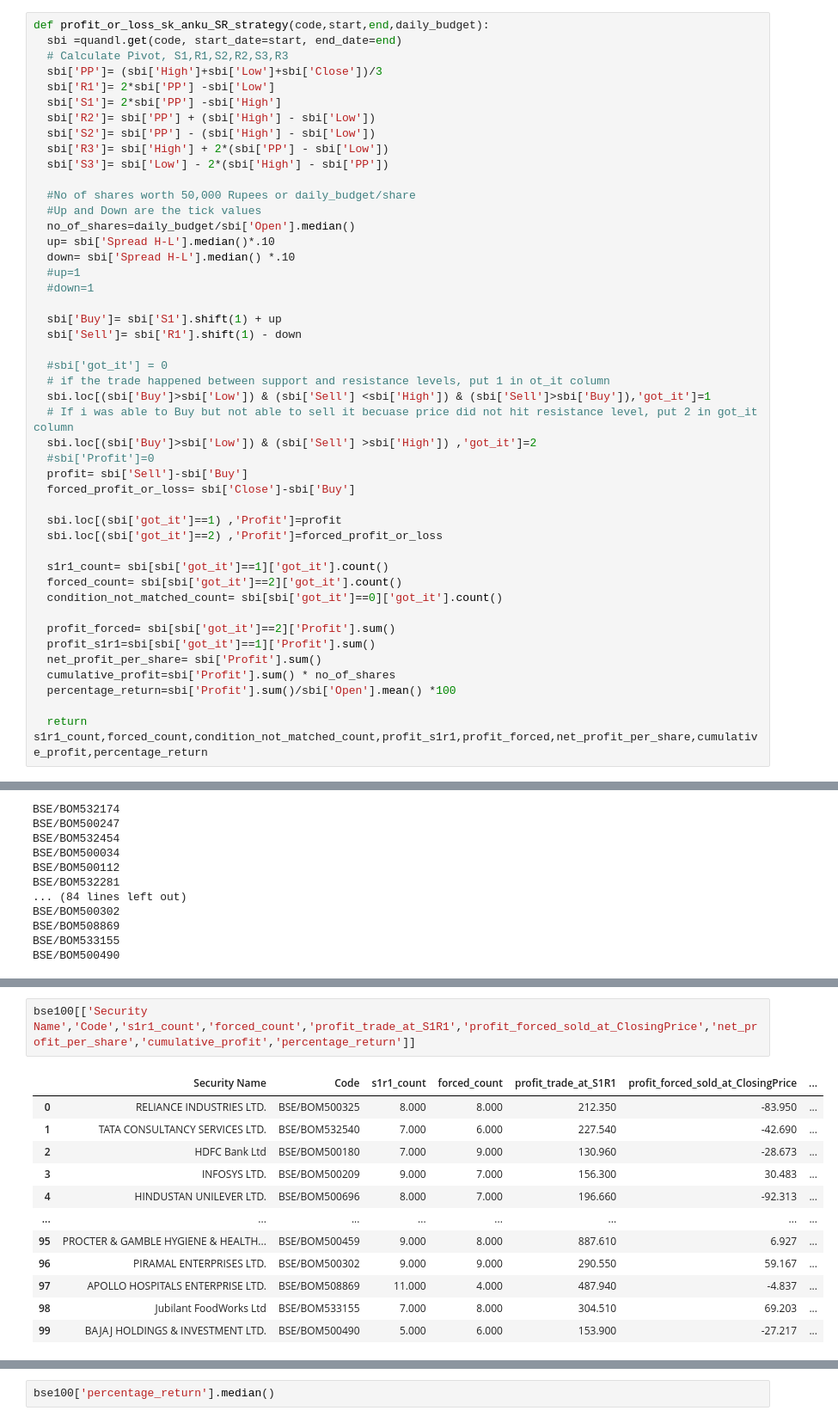
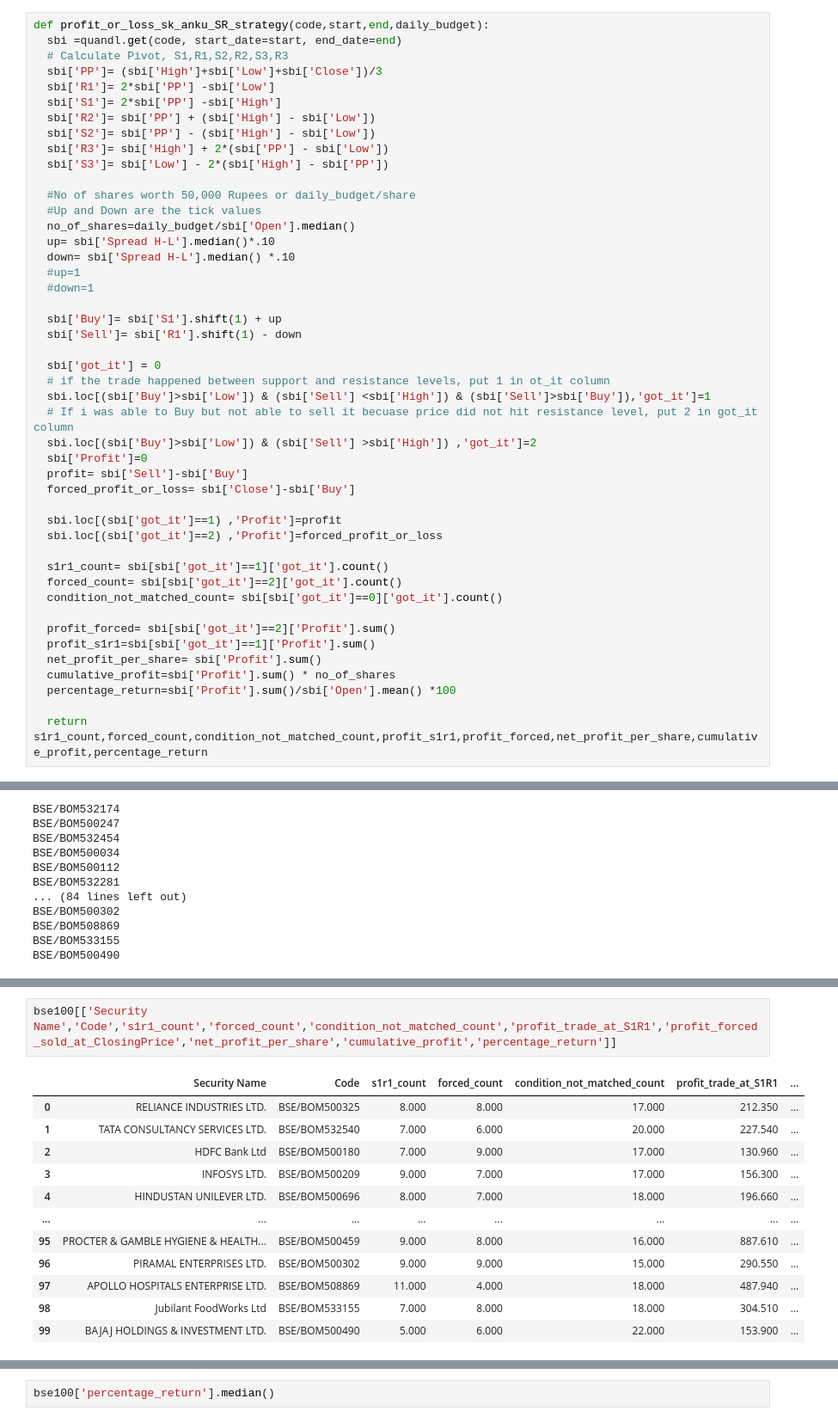
Before and after one commit to mastermindankur/stock-analysis, a Jupyter notebook: bse_top_100.ipynb, the cells around one changed output, grey strips where cells are left out. Shown at 86% size. Cells and saved outputs as stored; diff of their text form.

```diff
--- a/bse_top_100.ipynb
+++ b/bse_top_100.ipynb
@@ -82,12 +82,12 @@ def profit_or_loss_sk_anku_SR_strategy(code,start,end,daily_budget):
   sbi['Buy']= sbi['S1'].shift(1) + up
   sbi['Sell']= sbi['R1'].shift(1) - down
 
-  #sbi['got_it'] = 0
+  sbi['got_it'] = 0
   # if the trade happened between support and resistance levels, put 1 in ot_it column
   sbi.loc[(sbi['Buy']>sbi['Low']) & (sbi['Sell'] <sbi['High']) & (sbi['Sell']>sbi['Buy']),'got_it']=1
   # If i was able to Buy but not able to sell it becuase price did not hit resistance level, put 2 in got_it column
   sbi.loc[(sbi['Buy']>sbi['Low']) & (sbi['Sell'] >sbi['High']) ,'got_it']=2
-  #sbi['Profit']=0
+  sbi['Profit']=0
   profit= sbi['Sell']-sbi['Buy']
   forced_profit_or_loss= sbi['Close']-sbi['Buy']
 
@@ -177,15 +177,15 @@ bse100[['Security Name','Code','s1r1_count','forced_count','profit_trade_at_S1R1
 # %%
-bse100[['Security Name','Code','s1r1_count','forced_count','profit_trade_at_S1R1','profit_forced_sold_at_ClosingPrice','net_profit_per_share','cumulative_profit','percentage_return']]
+bse100[['Security Name','Code','s1r1_count','forced_count','condition_not_matched_count','profit_trade_at_S1R1','profit_forced_sold_at_ClosingPrice','net_profit_per_share','cumulative_profit','percentage_return']]
 # %% [output]
-|  | Security Name | Code | s1r1_count | forced_count | profit_trade_at_S1R1 | profit_forced_sold_at_ClosingPrice | ... |
-| 0 | RELIANCE INDUSTRIES LTD. | BSE/BOM500325 | 8.000 | 8.000 | 212.350 | -83.950 | ... |
-| 1 | TATA CONSULTANCY SERVICES LTD. | BSE/BOM532540 | 7.000 | 6.000 | 227.540 | -42.690 | ... |
-| 2 | HDFC Bank Ltd | BSE/BOM500180 | 7.000 | 9.000 | 130.960 | -28.673 | ... |
-| 3 | INFOSYS LTD. | BSE/BOM500209 | 9.000 | 7.000 | 156.300 | 30.483 | ... |
-| 4 | HINDUSTAN UNILEVER LTD. | BSE/BOM500696 | 8.000 | 7.000 | 196.660 | -92.313 | ... |
+|  | Security Name | Code | s1r1_count | forced_count | condition_not_matched_count | profit_trade_at_S1R1 | ... |
+| 0 | RELIANCE INDUSTRIES LTD. | BSE/BOM500325 | 8.000 | 8.000 | 17.000 | 212.350 | ... |
+| 1 | TATA CONSULTANCY SERVICES LTD. | BSE/BOM532540 | 7.000 | 6.000 | 20.000 | 227.540 | ... |
+| 2 | HDFC Bank Ltd | BSE/BOM500180 | 7.000 | 9.000 | 17.000 | 130.960 | ... |
+| 3 | INFOSYS LTD. | BSE/BOM500209 | 9.000 | 7.000 | 17.000 | 156.300 | ... |
+| 4 | HINDUSTAN UNILEVER LTD. | BSE/BOM500696 | 8.000 | 7.000 | 18.000 | 196.660 | ... |
 | ... | ... | ... | ... | ... | ... | ... | ... |
-| 95 | PROCTER & GAMBLE HYGIENE & HEALTH... | BSE/BOM500459 | 9.000 | 8.000 | 887.610 | 6.927 | ... |
-| 96 | PIRAMAL ENTERPRISES LTD. | BSE/BOM500302 | 9.000 | 9.000 | 290.550 | 59.167 | ... |
-| 97 | APOLLO HOSPITALS ENTERPRISE LTD. | BSE/BOM508869 | 11.000 | 4.000 | 487.940 | -4.837 | ... |
-| 98 | Jubilant FoodWorks Ltd | BSE/BOM533155 | 7.000 | 8.000 | 304.510 | 69.203 | ... |
-| 99 | BAJAJ HOLDINGS & INVESTMENT LTD. | BSE/BOM500490 | 5.000 | 6.000 | 153.900 | -27.217 | ... |
+| 95 | PROCTER & GAMBLE HYGIENE & HEALTH... | BSE/BOM500459 | 9.000 | 8.000 | 16.000 | 887.610 | ... |
+| 96 | PIRAMAL ENTERPRISES LTD. | BSE/BOM500302 | 9.000 | 9.000 | 15.000 | 290.550 | ... |
+| 97 | APOLLO HOSPITALS ENTERPRISE LTD. | BSE/BOM508869 | 11.000 | 4.000 | 18.000 | 487.940 | ... |
+| 98 | Jubilant FoodWorks Ltd | BSE/BOM533155 | 7.000 | 8.000 | 18.000 | 304.510 | ... |
+| 99 | BAJAJ HOLDINGS & INVESTMENT LTD. | BSE/BOM500490 | 5.000 | 6.000 | 22.000 | 153.900 | ... |
```
Also changed, not shown: parts of 3 cells of this notebook.
